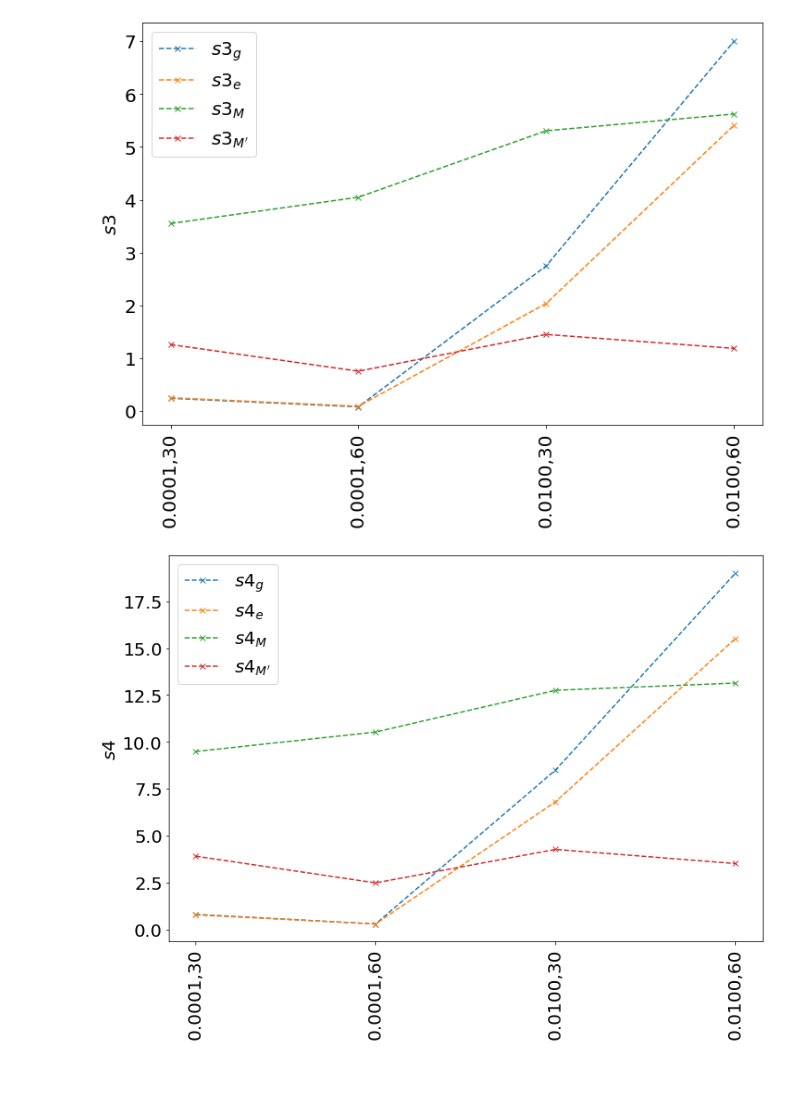
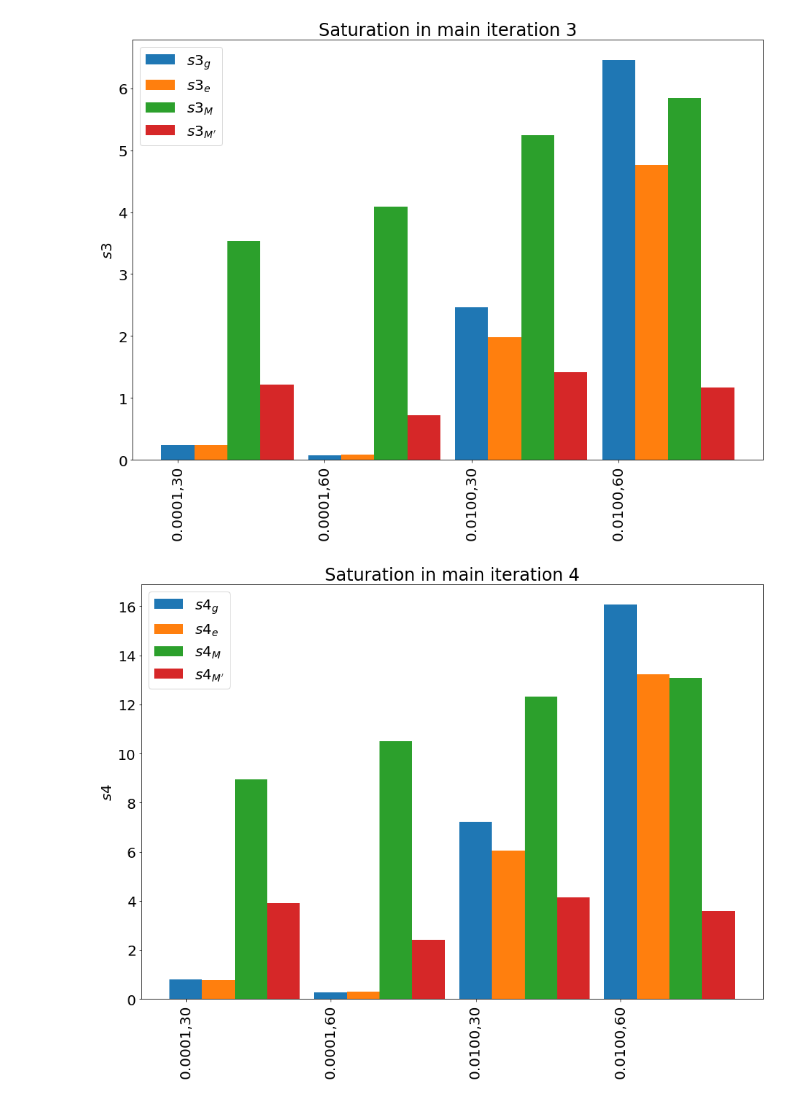
Before and after one commit to mati3230/ODA, a Jupyter notebook: analyze.ipynb, the cells around one changed output. Saved outputs shown, nothing was run; the diff lists cells and outputs as text; code cells hidden in the pictures; blank space fills up the shorter version.

Commit message:
added box plot in analyze

```diff
--- a/analyze.ipynb
+++ b/analyze.ipynb
@@ -53,13 +54,15 @@ for post in ["_M", "_M_k", "_M_ks", "_P"]:
 
 # add ratio column
 def get_ratio(stat_df, col_sp, col_ooa):
-    l1 = stat_df.loc[:, col_sp] / stat_df.loc[:, "|Omega|"]
-    l2 = stat_df.loc[:, "|Omega|"] / stat_df.loc[:, col_sp]
+    l1 = stat_df.loc[:, col_sp] / (stat_df.loc[:, "|Omega|"])
+    l2 = stat_df.loc[:, "|Omega|"] / (stat_df.loc[:, col_sp])
     L = pd.concat((l1, l2), axis=1).max(axis=1)
     r = stat_df.loc[:, col_ooa] / L
     return r
 
 stats_list = n_cp_args * [None]
+
+min_n_samples = 10e6
 for i in range(n_cp_args):
     reg_strength, knn = cp_args[i]
     tmp_df = df[(df["lambda"] == reg_strength) & (df["knn"] == knn)]
@@ -67,6 +70,18 @@ for i in range(n_cp_args):
     tmp_df = pd.merge(tmp_df, gt_df, how ="inner", on =["id"])
 
     stat_df = tmp_df.loc[:, stat_cols]
+    n_rows = stat_df.shape[0]
+    if n_rows < min_n_samples:
+        min_n_samples = n_rows
+min_n_samples -= 1
+
+for i in range(n_cp_args):
+    reg_strength, knn = cp_args[i]
+    tmp_df = df[(df["lambda"] == reg_strength) & (df["knn"] == knn)]
+
+    tmp_df = pd.merge(tmp_df, gt_df, how ="inner", on =["id"])
+
+    stat_df = tmp_df.loc[:min_n_samples, stat_cols]
 
     ratio_M = get_ratio(stat_df=stat_df, col_sp="|S_M|", col_ooa="OOA_M")
     ratio_M_k = get_ratio(stat_df=stat_df, col_sp="|S_M_k|", col_ooa="OOA_M_k")
@@ -86,7 +101,7 @@ for i in range(n_cp_args):
     #index_str = "_{0:.3f}_{1}".format(reg_strength, knn)
     #stats.index = ["mean" + index_str, "std" + index_str, "median" + index_str]
     stats.index = ["mean", "std", "median"]
-    stats_t = ((reg_strength, knn), stats)
+    stats_t = ((reg_strength, knn), stats, stat_df_)
     stats_list[i] = stats_t
 # %%
 x = np.arange(n_cp_args, dtype=np.uint32)
@@ -183,12 +205,25 @@ e2_5s = np.array(e2_5_list)
 # %%
-def plot(x, y, ylabel, labels, xticks, title):
+def plot(x, y, ylabel, labels, xticks, title, miny=None, maxy=None):
     f = plt.figure()
     f.set_figwidth(12)
     f.set_figheight(8)
     plt.rc("font", size=20)
+
+    ax = f.add_axes([0,0,1,1])
+    if miny is not None and maxy is not None:
+        ax.set(ylim=[miny, maxy])
+    width = 0.225
+    d_ = np.array(x, copy=True)
+    d_ = d_.astype(np.float32)
+
     for i in range(y.shape[1]):
-        plt.plot(x, y[:, i], "--x", label=labels[i])
-    plt.legend()
+        #plt.plot(x, y[:, i], "x", label=labels[i])
+        #print(y[:, i])
+        ax.bar(x=d_, height=y[:, i], width=width)
+        d_ += width
+    #plt.legend()
+    ax.legend(labels=labels)
     plt.xticks(x, xticks, rotation="vertical")
-    #plt.title(title)
+    plt.title(title)
     plt.ylabel(ylabel)
+    #plt.show()
@@ -224,15 +336,17 @@ plot(x=x, y=s2s, ylabel=r"$s2$",
 # %%
 plot(x=x, y=s3s, ylabel=r"$s3$",
      labels=[r"$s3_g$", r"$s3_e$", r"$s3_{M}$", r"$s3_{M^\prime}$"],
-     xticks=params_list, title=r"$Saturation in main iteration 3$")
+     xticks=params_list, title=r"Saturation in main iteration 3")
+plt.savefig("s3.png", bbox_inches="tight")
 # %% [output]
-[figure, old version]
+[figure, new version]
 # %%
 plot(x=x, y=s4s, ylabel=r"$s4$",
      labels=[r"$s4_g$", r"$s4_e$", r"$s4_{M}$", r"$s4_{M^\prime}$"],
-     xticks=params_list, title=r"$Saturation in main iteration 4$")
+     xticks=params_list, title=r"Saturation in main iteration 4")
+plt.savefig("s4.png", bbox_inches="tight")
 # %% [output]
-[figure, old version]
+[figure, new version]
 # %%
 plot(x=x, y=s5s, ylabel=r"$s5$",
      labels=[r"$s5_g$", r"$s5_e$", r"$s5_{M}$", r"$s5_{M^\prime}$"],
```
Also changed, not shown: parts of 19 cells of this notebook, 1 other file.
